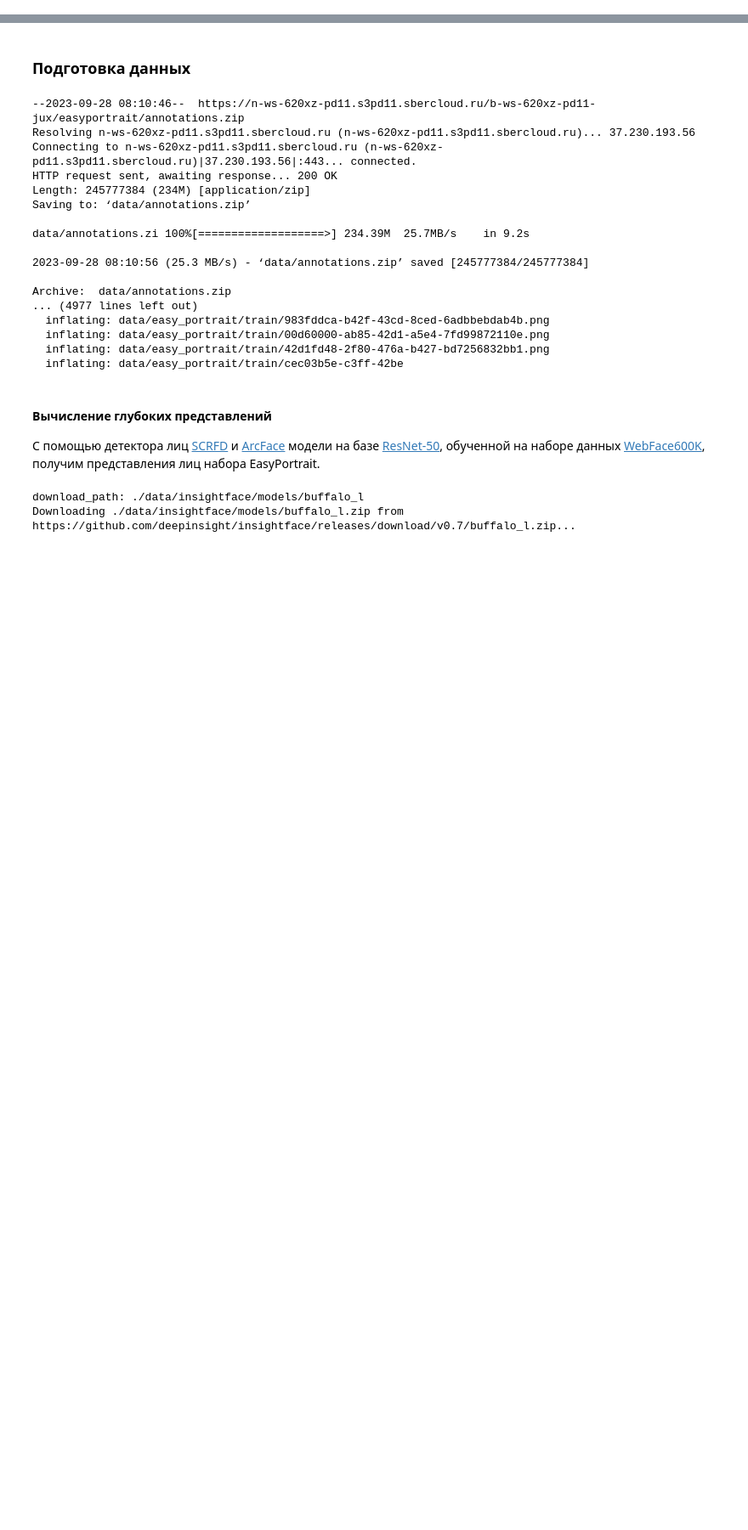
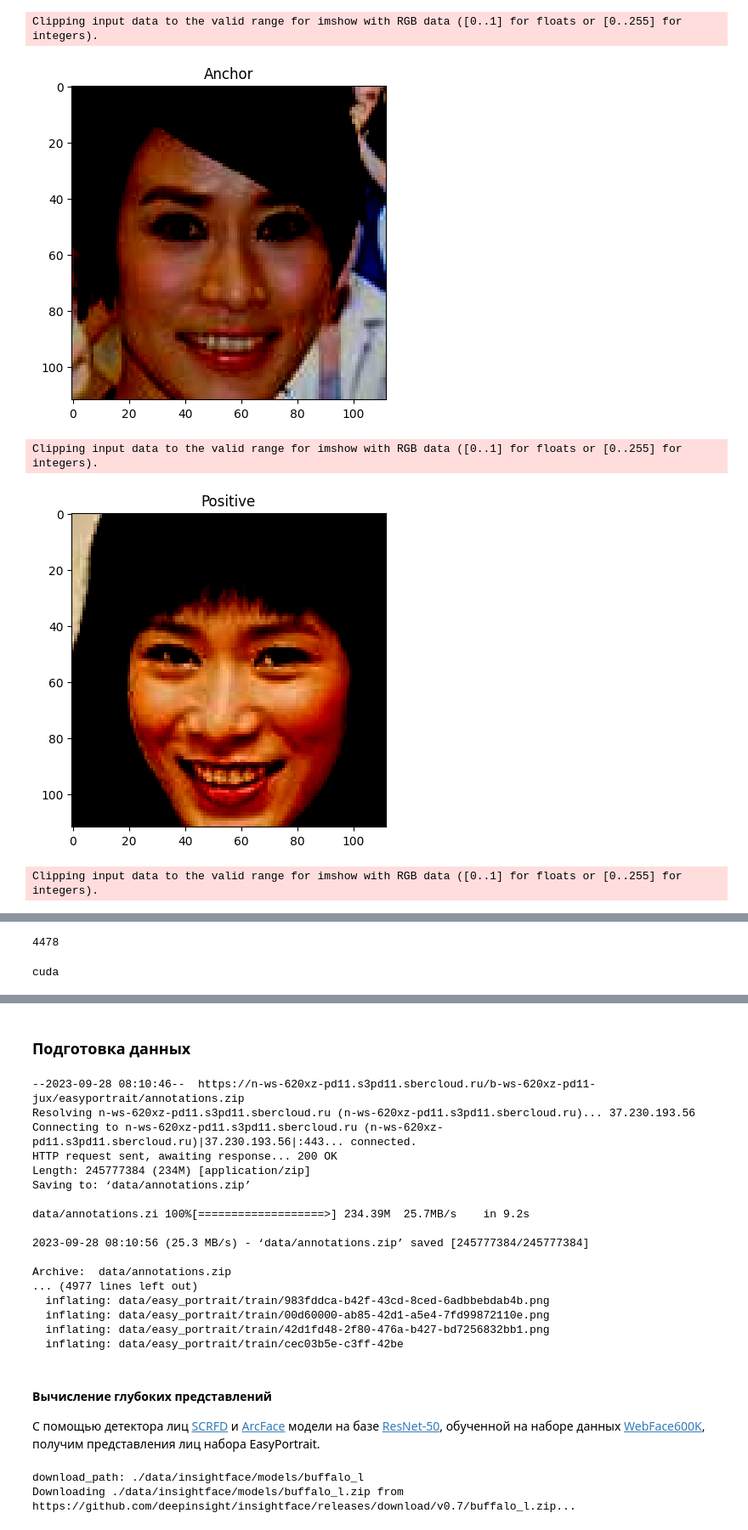
Before and after one commit to Leonid-Erlygin/seminars, a Jupyter notebook: fall_2023/s12_face_recognition/seminar.ipynb, the cells around one changed output, grey strips where cells are left out. Shown at 85% size. Saved outputs shown, nothing was run; the diff lists cells and outputs as text; code cells hidden in the pictures; blank space fills up the shorter version.

```diff
--- a/fall_2023/s12_face_recognition/seminar.ipynb
+++ b/fall_2023/s12_face_recognition/seminar.ipynb
@@ -229,2 +0,0 @@ def predict_features(model):
-# %%
-predicted_features, image_labels = predict_features(softmax_model)
@@ -266,0 +349,18 @@ plt.show()
+# %%
+softmax_predict_data = []
+# %%
+import pytorch_lightning as pl
+from pytorch_lightning import Trainer
+
+# fit the model with a softmax loss function
+torch.set_float32_matmul_precision('medium')  # 'highest' , 'high' , 'medium'
+
+max_epochs = 100
+epochs_step = 20
+
+for i in range (max_epochs // epochs_step):
+    # initialize trainer, use one GPU for training
+    trainer = Trainer(max_epochs=epochs_step, logger=False, enable_checkpointing=False)
+    trainer.fit(softmax_model, train_dataloader)
+    softmax_model.trained_epochs += epochs_step
+    softmax_predict_data.append(predict_features(softmax_model, test_dataloader, device=device))
@@ -266,0 +661,29 @@ plt.show()
+# %%
+NUM_PEOPLE = 8
+
+path_to_data = "data/ms1m_subset"
+
+train_triplet_dataset = TripletDataset(path_to_data, num_labels=NUM_PEOPLE, test=False)
+test_triplet_dataset = TripletDataset(path_to_data, num_labels=NUM_PEOPLE, test=True)
+# %%
+import matplotlib.pyplot as plt
+# check triplets
+anch, pos, neg, label = train_triplet_dataset[0]
+
+plt.imshow(anch.transpose(0, 2).transpose(0, 1))
+plt.title("Anchor")
+plt.show()
+
+plt.imshow(pos.transpose(0, 2).transpose(0, 1))
+plt.title("Positive")
+plt.show()
+
+plt.imshow(neg.transpose(0, 2).transpose(0, 1))
+plt.title("Negative")
+plt.show()
+# %% [output]
+Clipping input data to the valid range for imshow with RGB data ([0..1] for floats or [0..255] for integers).
+[figure, added]
+Clipping input data to the valid range for imshow with RGB data ([0..1] for floats or [0..255] for integers).
+[figure, added]
+Clipping input data to the valid range for imshow with RGB data ([0..1] for floats or [0..255] for integers).
@@ -266,0 +691,9 @@ plt.show()
+# %%
+batch_size=80
+num_workers=0
+train_loader = DataLoader(train_triplet_dataset, batch_size=batch_size, shuffle=True, num_workers=num_workers)
+test_loader = DataLoader(test_triplet_dataset, batch_size=batch_size, shuffle=False, num_workers=num_workers)
+
+print(len(train_triplet_dataset))
+# %% [output]
+4478
@@ -266,0 +726,5 @@ plt.show()
+# %%
+device = torch.device('cuda' if torch.cuda.is_available() else 'cpu')
+print(device)
+# %% [output]
+cuda
```
Also changed, not shown: parts of 65 cells of this notebook.
